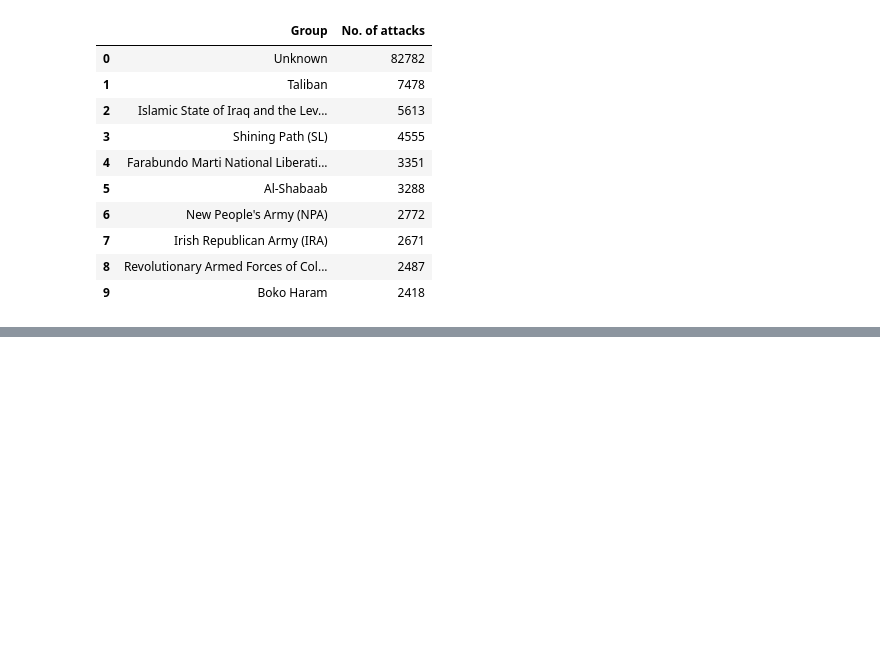
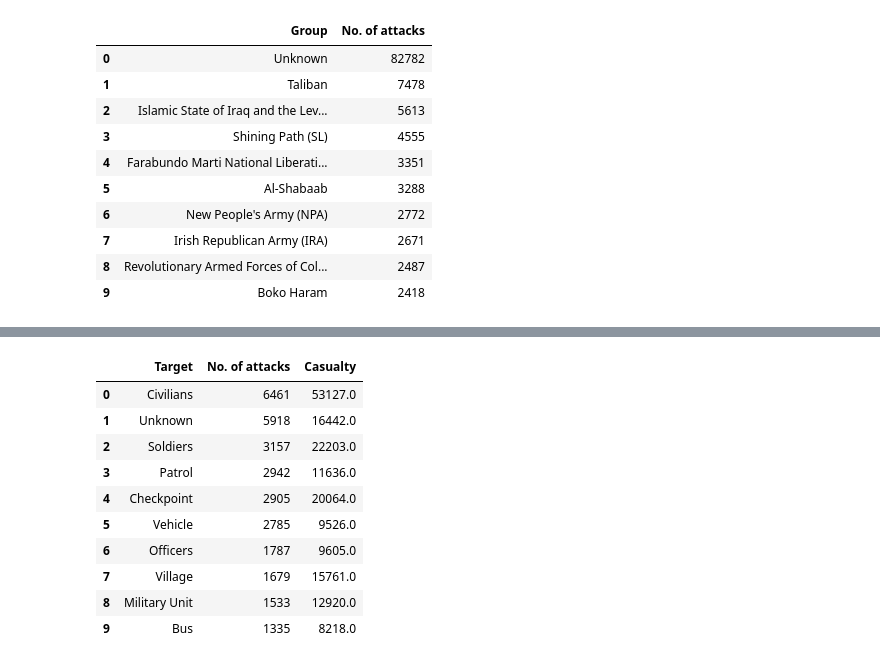
Before and after one commit to disuja7/Global_terrorism_analysis, a Jupyter notebook: Deeshu_Kumar_Global_Terrorism_Analysis_Capstone_Project.ipynb, the cells around one changed output, grey strips where cells are left out. Drawn from its saved outputs; the diff is of its cells as text; code cells hidden in the pictures; blank space fills up the shorter version.

```diff
--- a/Deeshu_Kumar_Global_Terrorism_Analysis_Capstone_Project.ipynb
+++ b/Deeshu_Kumar_Global_Terrorism_Analysis_Capstone_Project.ipynb
@@ -301,0 +396,3 @@ terrorist_group2
+# %%
+Target_type = df['Target'].value_counts().rename_axis('Target').reset_index(name='No. of attacks')
+Target_type.head(10)
@@ -315,0 +427,15 @@ terrorist_group2.sort_values(by='Casualty', ascending =False).head(10)
+# %%
+Top_target_type=Target_type.merge(Target_type_data,on='Target')
+Top_target_type.head(10)
+# %% [output]
+|  | Target | No. of attacks | Casualty |
+| 0 | Civilians | 6461 | 53127.0 |
+| 1 | Unknown | 5918 | 16442.0 |
+| 2 | Soldiers | 3157 | 22203.0 |
+| 3 | Patrol | 2942 | 11636.0 |
+| 4 | Checkpoint | 2905 | 20064.0 |
+| 5 | Vehicle | 2785 | 9526.0 |
+| 6 | Officers | 1787 | 9605.0 |
+| 7 | Village | 1679 | 15761.0 |
+| 8 | Military Unit | 1533 | 12920.0 |
+| 9 | Bus | 1335 | 8218.0 |
```
Also changed, not shown: parts of 11 cells of this notebook.
